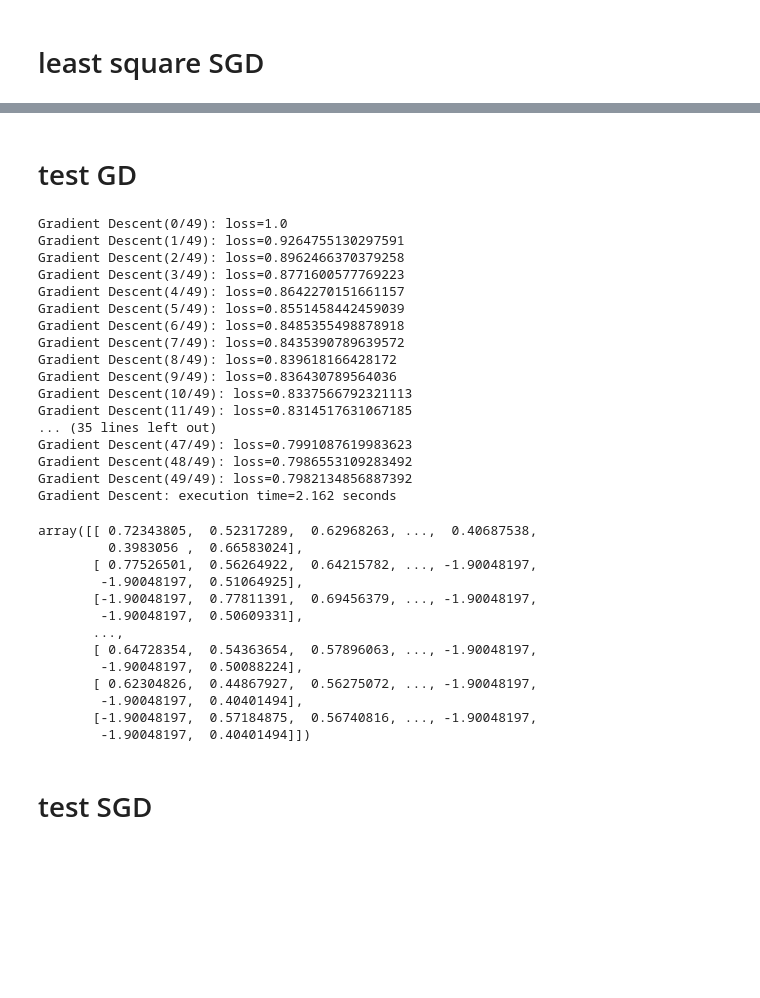
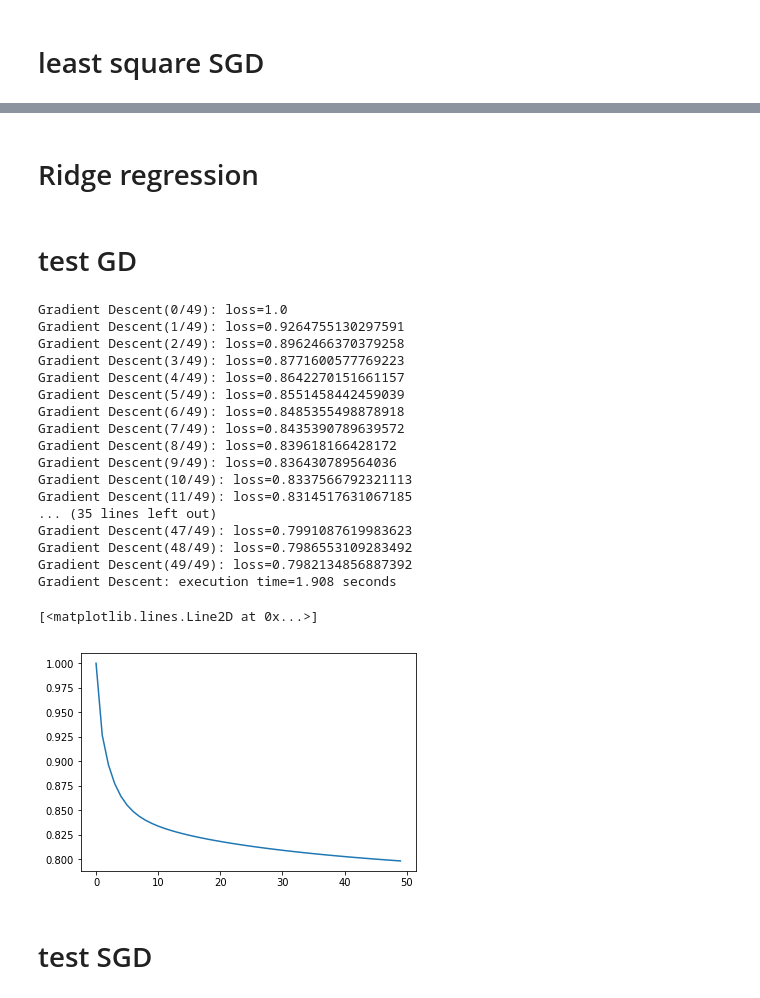
Before and after one commit to MaximeFth/Machine_learning_2020, a Jupyter notebook: project1/scripts/project1.ipynb, the cells around one changed output, grey strips where cells are left out. Drawn from its saved outputs; the diff is of its cells as text; code cells hidden in the pictures; blank space fills up the shorter version.

Commit message:
least square added

```diff
--- a/project1/scripts/project1.ipynb
+++ b/project1/scripts/project1.ipynb
@@ -22,8 +19,35 @@ print(tX_std.shape)
 # %% [markdown]
 # least squares GD
-# %%
-from gradient_descent import *
-def least_squares_GD(y, tx, initial_w, max_iters, gamma):
-    return gradient_descent(y, tx, initial_w, max_iters, gamma)
+# %%
+def compute_gradient(y, tx, w):
+    """Compute the gradient."""
+    # ***************************************************
+    return (-1/len(y))*tx.T@(y-tx@w)
+    # ***************************************************
+
+
+def least_squares_GD(y, tx, initial_w, max_iters, gamma):
+    """least square gradient descent algorithm."""
+    # Define parameters to store w and loss
+    ws = [initial_w]
+    losses = []
+    w = initial_w
+    for n_iter in range(max_iters):
+        # ***************************************************
+        # compute gradient computes the gradient
+        gradient = compute_gradient(y,tx,w)
+        # compute loss. here MSE is used
+        loss = compute_loss(y,tx,w)
+        # ***************************************************
+        # TODO: update w by gradient
+        w = w-gamma*gradient
+        # ***************************************************
+        # store w and loss
+        ws.append(w)
+        losses.append(loss)
+        print("Gradient Descent({bi}/{ti}): loss={l}".format(
+              bi=n_iter, ti=max_iters - 1, l=loss))
+
+    return np.array(losses), np.array(ws)
 # %% [markdown]
 # least square SGD
@@ -35,0 +100,2 @@ from sklearn.metrics import mean_squared_error
+# %% [markdown]
+# Ridge regression
@@ -36,56 +108,41 @@ from sklearn.metrics import mean_squared_error
 # %% [markdown]
 # test GD
 # %%
-# from gradient_descent import *
-
 # Define the parameters of the algorithm.
 max_iters = 50
 gamma = 0.1
 # Initialization
 w_initial = np.zeros(30)
 
 # Start gradient descent.
 start_time = datetime.datetime.now()
 gradient_losses, gradient_ws = least_squares_GD(y, tX_std, w_initial, max_iters, gamma)
 end_time = datetime.datetime.now()
 
 # Print result
 exection_time = (end_time - start_time).total_seconds()
 print("Gradient Descent: execution time={t:.3f} seconds".format(t=exection_time))
+plt.plot(gradient_losses)
 # %% [output]
 Gradient Descent(0/49): loss=1.0
 Gradient Descent(1/49): loss=0.9264755130297591
 Gradient Descent(2/49): loss=0.8962466370379258
 Gradient Descent(3/49): loss=0.8771600577769223
 Gradient Descent(4/49): loss=0.8642270151661157
 Gradient Descent(5/49): loss=0.8551458442459039
 Gradient Descent(6/49): loss=0.8485355498878918
 Gradient Descent(7/49): loss=0.8435390789639572
 Gradient Descent(8/49): loss=0.839618166428172
 Gradient Descent(9/49): loss=0.836430789564036
 Gradient Descent(10/49): loss=0.8337566792321113
 Gradient Descent(11/49): loss=0.8314517631067185
 ... (35 lines left out)
 Gradient Descent(47/49): loss=0.7991087619983623
 Gradient Descent(48/49): loss=0.7986553109283492
 Gradient Descent(49/49): loss=0.7982134856887392
-Gradient Descent: execution time=2.162 seconds
+Gradient Descent: execution time=1.908 seconds
+[<matplotlib.lines.Line2D at 0x...>]
+[figure, added]
-# %%
-standardize(tX)[0]
-# %% [output]
-array([[ 0.72343805,  0.52317289,  0.62968263, ...,  0.40687538,
-         0.3983056 ,  0.66583024],
-       [ 0.77526501,  0.56264922,  0.64215782, ..., -1.90048197,
-        -1.90048197,  0.51064925],
-       [-1.90048197,  0.77811391,  0.69456379, ..., -1.90048197,
-        -1.90048197,  0.50609331],
-       ...,
-       [ 0.64728354,  0.54363654,  0.57896063, ..., -1.90048197,
-        -1.90048197,  0.50088224],
-       [ 0.62304826,  0.44867927,  0.56275072, ..., -1.90048197,
-        -1.90048197,  0.40401494],
-       [-1.90048197,  0.57184875,  0.56740816, ..., -1.90048197,
-        -1.90048197,  0.40401494]])
 # %% [markdown]
 # test SGD
 # %%
```
Also changed, not shown: parts of 17 cells of this notebook, 2 other files.
